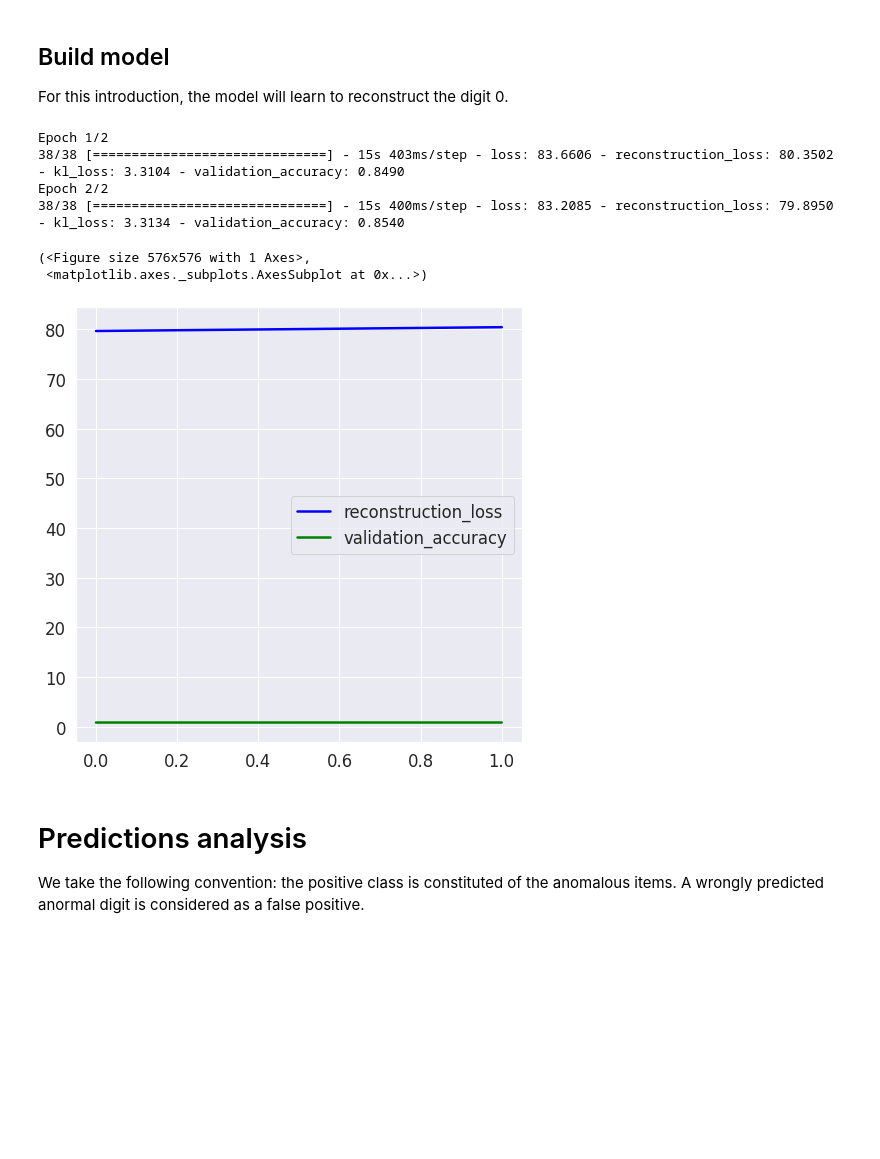
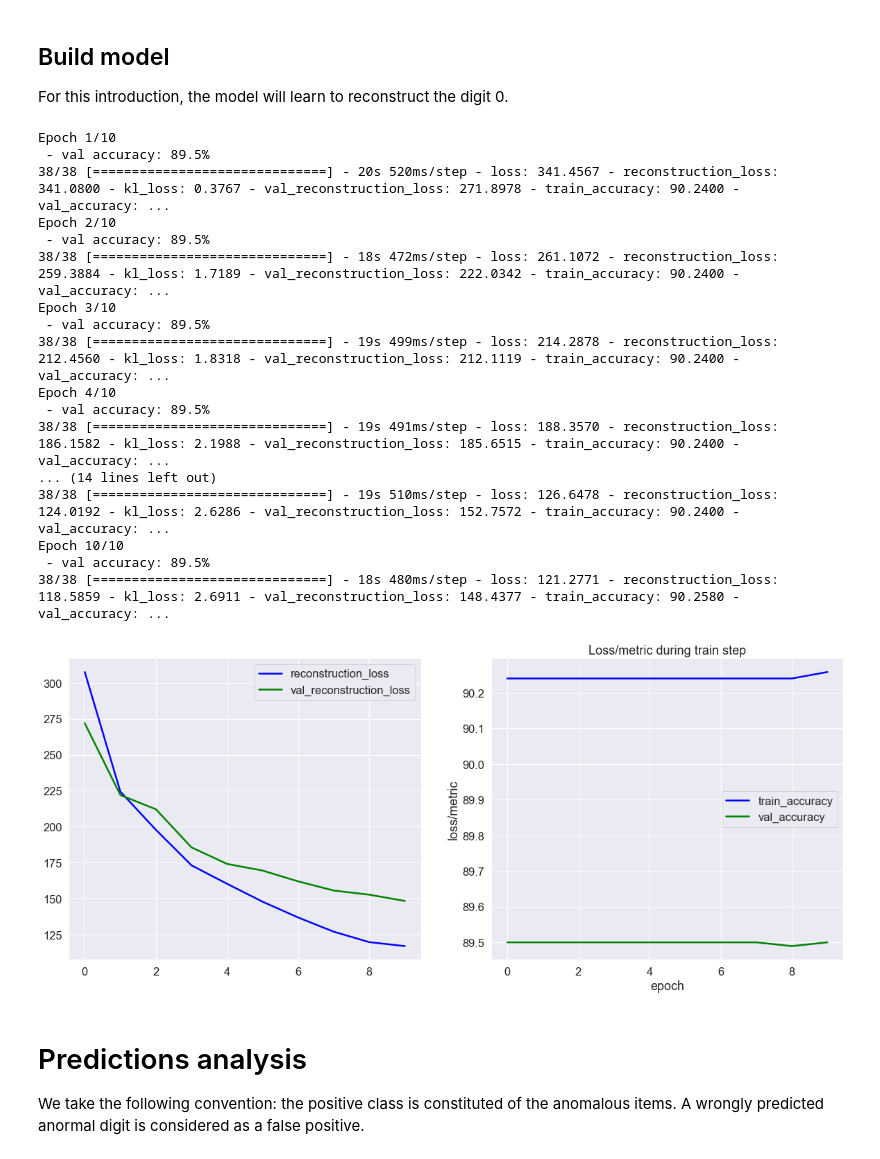
Before and after one commit to hugovaysset/MNIST_UAD, a Jupyter notebook: one_vs_all/introduction.ipynb, the cells around one changed output. Saved outputs shown, nothing was run; the diff lists cells and outputs as text; code cells hidden in the pictures; blank space fills up the shorter version.

Commit message:
added plot_history to intro

```diff
--- a/one_vs_all/introduction.ipynb
+++ b/one_vs_all/introduction.ipynb
@@ -56,10 +56,11 @@ x_val, y_val_bin = x_train[-1000:], binarize_set(y_train[-1000:], interest=inter
 digits_train = np.array([x_train[np.where(y_train[:-1000] == i)] for i in range(10)])
 
 # training set contains only zeros (for training on zeros)
+labels_bin = binarize_set(y_train, interest=interest_digit)
 x_train_bin, y_train_bin = digits_train[interest_digit][:-1000], y_train[np.where(y_train[:-1000] == interest_digit)][:-1000]
 y_test_bin = binarize_set(y_test, interest=interest_digit)
 
-print(x_train_bin.shape, y_train_bin.shape, x_val_bin.shape, y_val_bin.shape)
+print(x_train_bin.shape, y_train_bin.shape, x_val.shape, y_val_bin.shape)
 # %% [output]
 (4853, 28, 28, 1) (4853,) (1000, 28, 28, 1) (1000,)
 # %% [markdown]
@@ -69,24 +103,71 @@ For this introduction, the model will learn to reconstruct the digit 0.
 # %%
-from uad.models.variational_autoencoder import ConvolutionalVAE
+# from uad.models.variational_autoencoder import ConvolutionalVAE
 
 latent_dim = 16
 
-auc_callback = AUCCallback(x_val, y_val)
+auc_callback = AUCCallback(x_val, y_val_bin)
+val_acc_callback = AccuracyCallback(x_val, y_val_bin, prefix="val")
+train_acc_callback = AccuracyCallback(x_train[:5000], labels_bin[:5000], prefix="train")
 
 vae = ConvolutionalVAE(latent_dim)
 
 vae.compile(optimizer=tf.keras.optimizers.Adam())
 # %%
-history = vae.fit(x_train_bin, x_train_bin, epochs=2, batch_size=128, callbacks=[accur_callback])
-plot_history(history, metric_names=["reconstruction_loss", "validation_accuracy"])
+history = vae.fit(x_train_bin, x_train_bin, validation_data=(x_val, y_val_bin), epochs=10, batch_size=128, callbacks=[train_acc_callback, val_acc_callback])
 # %% [output]
-Epoch 1/2
-38/38 [==============================] - 15s 403ms/step - loss: 83.6606 - reconstruction_loss: 80.3502 - kl_loss: 3.3104 - validation_accuracy: 0.8490
-Epoch 2/2
-38/38 [==============================] - 15s 400ms/step - loss: 83.2085 - reconstruction_loss: 79.8950 - kl_loss: 3.3134 - validation_accuracy: 0.8540
+Epoch 1/10
+ - val accuracy: 89.5%
+38/38 [==============================] - 20s 520ms/step - loss: 341.4567 - reconstruction_loss: 341.0800 - kl_loss: 0.3767 - val_reconstruction_loss: 271.8978 - train_accuracy: 90.2400 - val_accuracy: ...
+Epoch 2/10
+ - val accuracy: 89.5%
+38/38 [==============================] - 18s 472ms/step - loss: 261.1072 - reconstruction_loss: 259.3884 - kl_loss: 1.7189 - val_reconstruction_loss: 222.0342 - train_accuracy: 90.2400 - val_accuracy: ...
+Epoch 3/10
+ - val accuracy: 89.5%
+38/38 [==============================] - 19s 499ms/step - loss: 214.2878 - reconstruction_loss: 212.4560 - kl_loss: 1.8318 - val_reconstruction_loss: 212.1119 - train_accuracy: 90.2400 - val_accuracy: ...
+Epoch 4/10
+ - val accuracy: 89.5%
+38/38 [==============================] - 19s 491ms/step - loss: 188.3570 - reconstruction_loss: 186.1582 - kl_loss: 2.1988 - val_reconstruction_loss: 185.6515 - train_accuracy: 90.2400 - val_accuracy: ...
+... (14 lines left out)
+38/38 [==============================] - 19s 510ms/step - loss: 126.6478 - reconstruction_loss: 124.0192 - kl_loss: 2.6286 - val_reconstruction_loss: 152.7572 - train_accuracy: 90.2400 - val_accuracy: ...
+Epoch 10/10
+ - val accuracy: 89.5%
+38/38 [==============================] - 18s 480ms/step - loss: 121.2771 - reconstruction_loss: 118.5859 - kl_loss: 2.6911 - val_reconstruction_loss: 148.4377 - train_accuracy: 90.2580 - val_accuracy: ...
-(<Figure size 576x576 with 1 Axes>,
- <matplotlib.axes._subplots.AxesSubplot at 0x...>)
-[figure, removed]
+# %%
+def plot_history(history, metric_names=["reconstruction_loss", "validation_loss", "validation_accuracy"]):
+    """
+    Plot the values of given loss/metric during train step. Group the similar metrics by row in order to
+    have separate plots (better if the scales of each metrics are different)
+    """
+    colors = ["b", "g", "r", "orange", "k", "c", "m", "y"]
+
+    if type(metric_names) == np.ndarray and len(metric_names.shape) >= 2:
+        fig, axes = plt.subplots(1, len(metric_names), figsize=(20, 8), sharex="all")
+        for row, ax in zip(metric_names, axes.flatten()):
+            for i, metric in enumerate(row):
+                ax.plot(history.history[metric], c=colors[i % len(colors)], label=row[i])
+            ax.legend()
+        ax.set_title("Loss/metric during train step")
+        ax.set_ylabel("loss/metric")
+        ax.set_xlabel("epoch")
+    else:
+        fig, ax = plt.subplots(1, 1, figsize=(8, 8))
+        for i, metric in enumerate(metric_names):
+            try:
+                ax.plot(history.history[metric].numpy(), c=colors[i % len(colors)], label=metric_names[i])
+            except AttributeError:
+                ax.plot(history.history[metric], c=colors[i % len(colors)], label=metric_names[i])
+        ax.set_ylabel("loss/metric")
+        ax.set_xlabel("epoch")
+        ax.legend()
+
+    return fig, ax
+
+
+metrics = np.array([["reconstruction_loss", "val_reconstruction_loss"], ["train_accuracy", "val_accuracy"]])
+
+f, ax = plot_history(history, metric_names=metrics)
+# %% [output]
+[figure, added]
 # %%
 # tf.keras.models.save_model(vae, "saved_models/vae_4x4x16_trained_0")
 # %%
```
Also changed, not shown: parts of 2 cells of this notebook.
